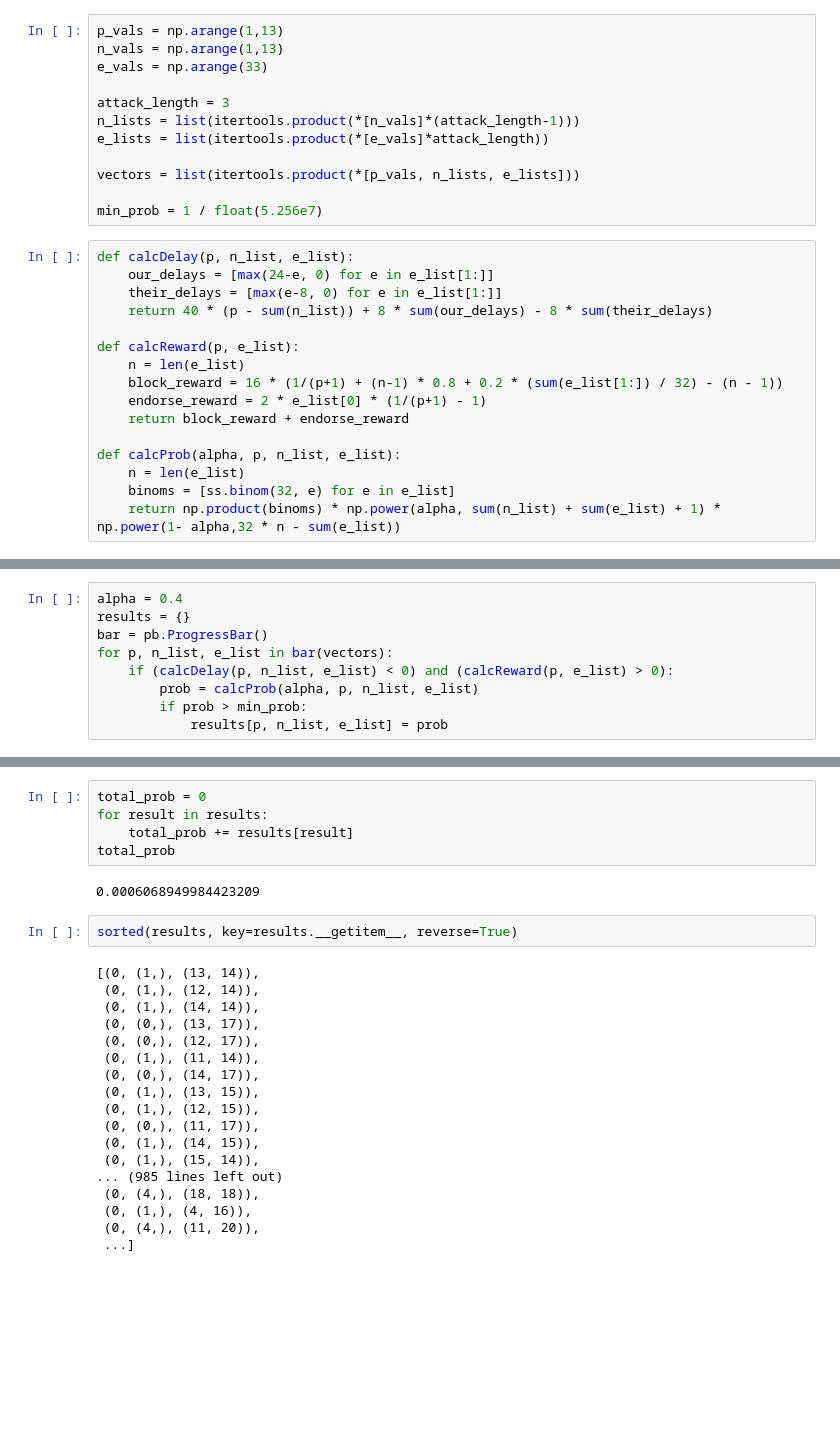
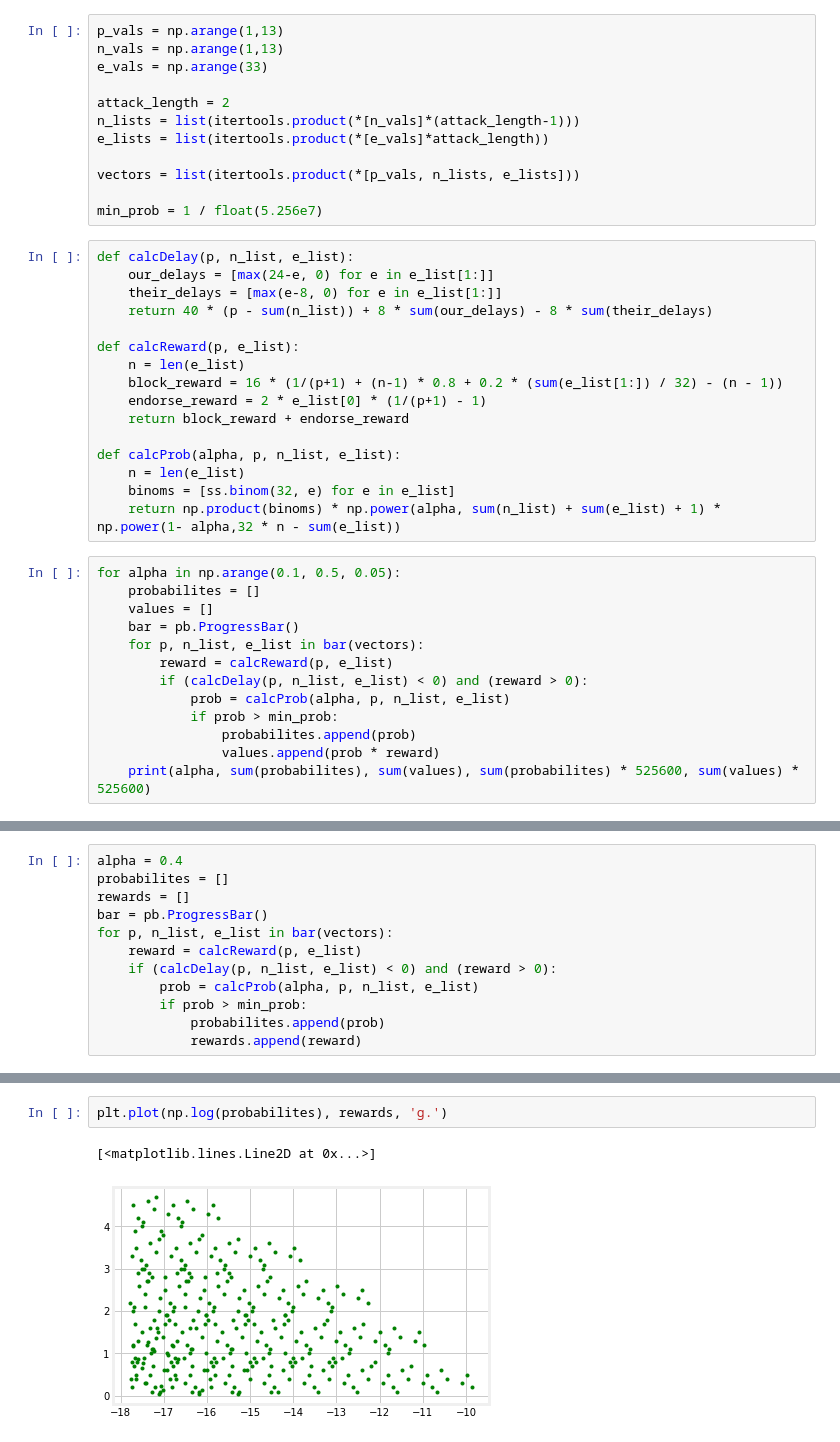
Before and after one commit to michaelneuder/parkes_lab_fa19, a Jupyter notebook: stake/clean.ipynb, the cells around one changed output, grey strips where cells are left out. Cells and saved outputs as stored; diff of their text form; blank space fills up the shorter version.

```diff
--- a/stake/clean.ipynb
+++ b/stake/clean.ipynb
@@ -14,7 +14,7 @@ p_vals = np.arange(1,13)
 n_vals = np.arange(1,13)
 e_vals = np.arange(33)
 
-attack_length = 3
+attack_length = 2
 n_lists = list(itertools.product(*[n_vals]*(attack_length-1)))
 e_lists = list(itertools.product(*[e_vals]*attack_length))
 
@@ -37,3 +37,16 @@ def calcProb(alpha, p, n_list, e_list):
     n = len(e_list)
     binoms = [ss.binom(32, e) for e in e_list]
     return np.product(binoms) * np.power(alpha, sum(n_list) + sum(e_list) + 1) * np.power(1- alpha,32 * n - sum(e_list))
+# %%
+for alpha in np.arange(0.1, 0.5, 0.05):
+    probabilites = []
+    values = []
+    bar = pb.ProgressBar()
+    for p, n_list, e_list in bar(vectors):
+        reward = calcReward(p, e_list)
+        if (calcDelay(p, n_list, e_list) < 0) and (reward > 0):
+            prob = calcProb(alpha, p, n_list, e_list)
+            if prob > min_prob:
+                probabilites.append(prob)
+                values.append(prob * reward)
+    print(alpha, sum(probabilites), sum(values), sum(probabilites) * 525600, sum(values) * 525600)
@@ -40,10 +127,13 @@ def calcProb(alpha, p, n_list, e_list):
 # %%
 alpha = 0.4
-results = {}
+probabilites = []
+rewards = []
 bar = pb.ProgressBar()
 for p, n_list, e_list in bar(vectors):
-    if (calcDelay(p, n_list, e_list) < 0) and (calcReward(p, e_list) > 0):
+    reward = calcReward(p, e_list)
+    if (calcDelay(p, n_list, e_list) < 0) and (reward > 0):
         prob = calcProb(alpha, p, n_list, e_list)
         if prob > min_prob:
-            results[p, n_list, e_list] = prob
+            probabilites.append(prob)
+            rewards.append(reward)
 # %% [output]
@@ -52,27 +141,5 @@ KeyboardInterrupt:
-# %%
-total_prob = 0
-for result in results:
-    total_prob += results[result]
-total_prob
-# %% [output]
-0.0006068949984423209
-# %%
-sorted(results, key=results.__getitem__, reverse=True)
-# %% [output]
-[(0, (1,), (13, 14)),
- (0, (1,), (12, 14)),
- (0, (1,), (14, 14)),
- (0, (0,), (13, 17)),
- (0, (0,), (12, 17)),
- (0, (1,), (11, 14)),
- (0, (0,), (14, 17)),
- (0, (1,), (13, 15)),
- (0, (1,), (12, 15)),
- (0, (0,), (11, 17)),
- (0, (1,), (14, 15)),
- (0, (1,), (15, 14)),
-... (985 lines left out)
- (0, (4,), (18, 18)),
- (0, (1,), (4, 16)),
- (0, (4,), (11, 20)),
- ...]
+# %%
+plt.plot(np.log(probabilites), rewards, 'g.')
+# %% [output]
+[<matplotlib.lines.Line2D at 0x...>]
+[figure, added]
```
Also changed, not shown: parts of 6 cells of this notebook, 1 other file.
